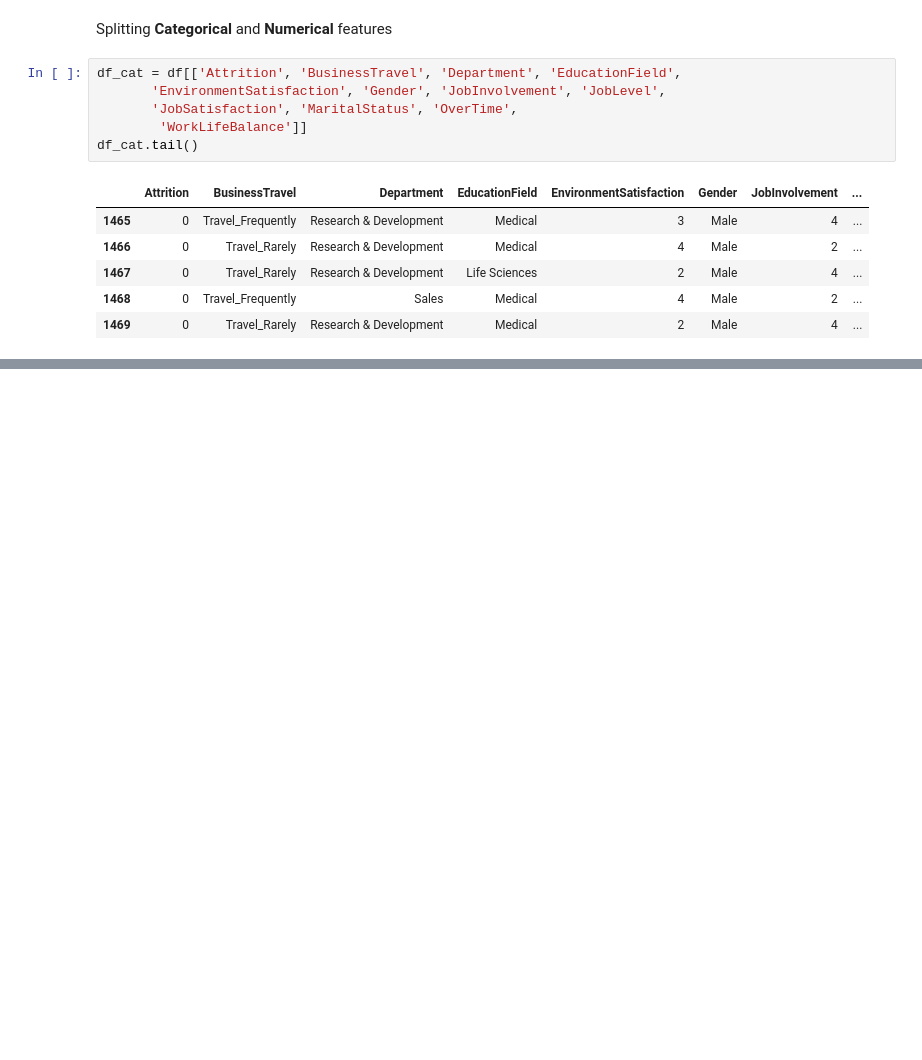
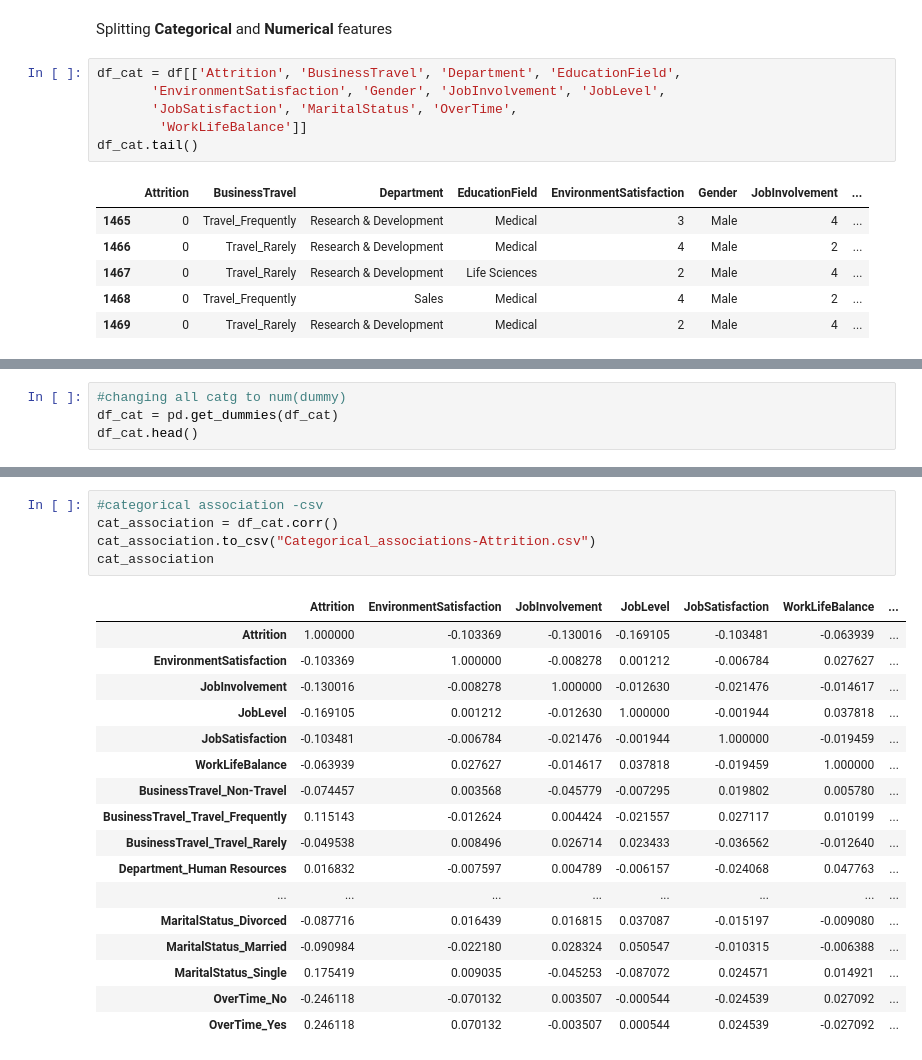
Before and after one commit to shivaninehra/Colab, a Jupyter notebook: EDA_attrition.ipynb, the cells around one changed output, grey strips where cells are left out. Saved outputs shown, nothing was run; the diff lists cells and outputs as text; blank space fills up the shorter version.

```diff
--- a/EDA_attrition.ipynb
+++ b/EDA_attrition.ipynb
@@ -180,0 +263,4 @@ for i in df_num:
+# %%
+#changing all catg to num(dummy)
+df_cat = pd.get_dummies(df_cat)
+df_cat.head()
@@ -180,0 +274,23 @@ for i in df_num:
+# %%
+#categorical association -csv
+cat_association = df_cat.corr()
+cat_association.to_csv("Categorical_associations-Attrition.csv")
+cat_association
+# %% [output]
+|  | Attrition | EnvironmentSatisfaction | JobInvolvement | JobLevel | JobSatisfaction | WorkLifeBalance | ... |
+| Attrition | 1.000000 | -0.103369 | -0.130016 | -0.169105 | -0.103481 | -0.063939 | ... |
+| EnvironmentSatisfaction | -0.103369 | 1.000000 | -0.008278 | 0.001212 | -0.006784 | 0.027627 | ... |
+| JobInvolvement | -0.130016 | -0.008278 | 1.000000 | -0.012630 | -0.021476 | -0.014617 | ... |
+| JobLevel | -0.169105 | 0.001212 | -0.012630 | 1.000000 | -0.001944 | 0.037818 | ... |
+| JobSatisfaction | -0.103481 | -0.006784 | -0.021476 | -0.001944 | 1.000000 | -0.019459 | ... |
+| WorkLifeBalance | -0.063939 | 0.027627 | -0.014617 | 0.037818 | -0.019459 | 1.000000 | ... |
+| BusinessTravel_Non-Travel | -0.074457 | 0.003568 | -0.045779 | -0.007295 | 0.019802 | 0.005780 | ... |
+| BusinessTravel_Travel_Frequently | 0.115143 | -0.012624 | 0.004424 | -0.021557 | 0.027117 | 0.010199 | ... |
+| BusinessTravel_Travel_Rarely | -0.049538 | 0.008496 | 0.026714 | 0.023433 | -0.036562 | -0.012640 | ... |
+| Department_Human Resources | 0.016832 | -0.007597 | 0.004789 | -0.006157 | -0.024068 | 0.047763 | ... |
+| ... | ... | ... | ... | ... | ... | ... | ... |
+| MaritalStatus_Divorced | -0.087716 | 0.016439 | 0.016815 | 0.037087 | -0.015197 | -0.009080 | ... |
+| MaritalStatus_Married | -0.090984 | -0.022180 | 0.028324 | 0.050547 | -0.010315 | -0.006388 | ... |
+| MaritalStatus_Single | 0.175419 | 0.009035 | -0.045253 | -0.087072 | 0.024571 | 0.014921 | ... |
+| OverTime_No | -0.246118 | -0.070132 | 0.003507 | -0.000544 | -0.024539 | 0.027092 | ... |
+| OverTime_Yes | 0.246118 | 0.070132 | -0.003507 | 0.000544 | 0.024539 | -0.027092 | ... |
```
Also changed, not shown: parts of 15 cells of this notebook.
